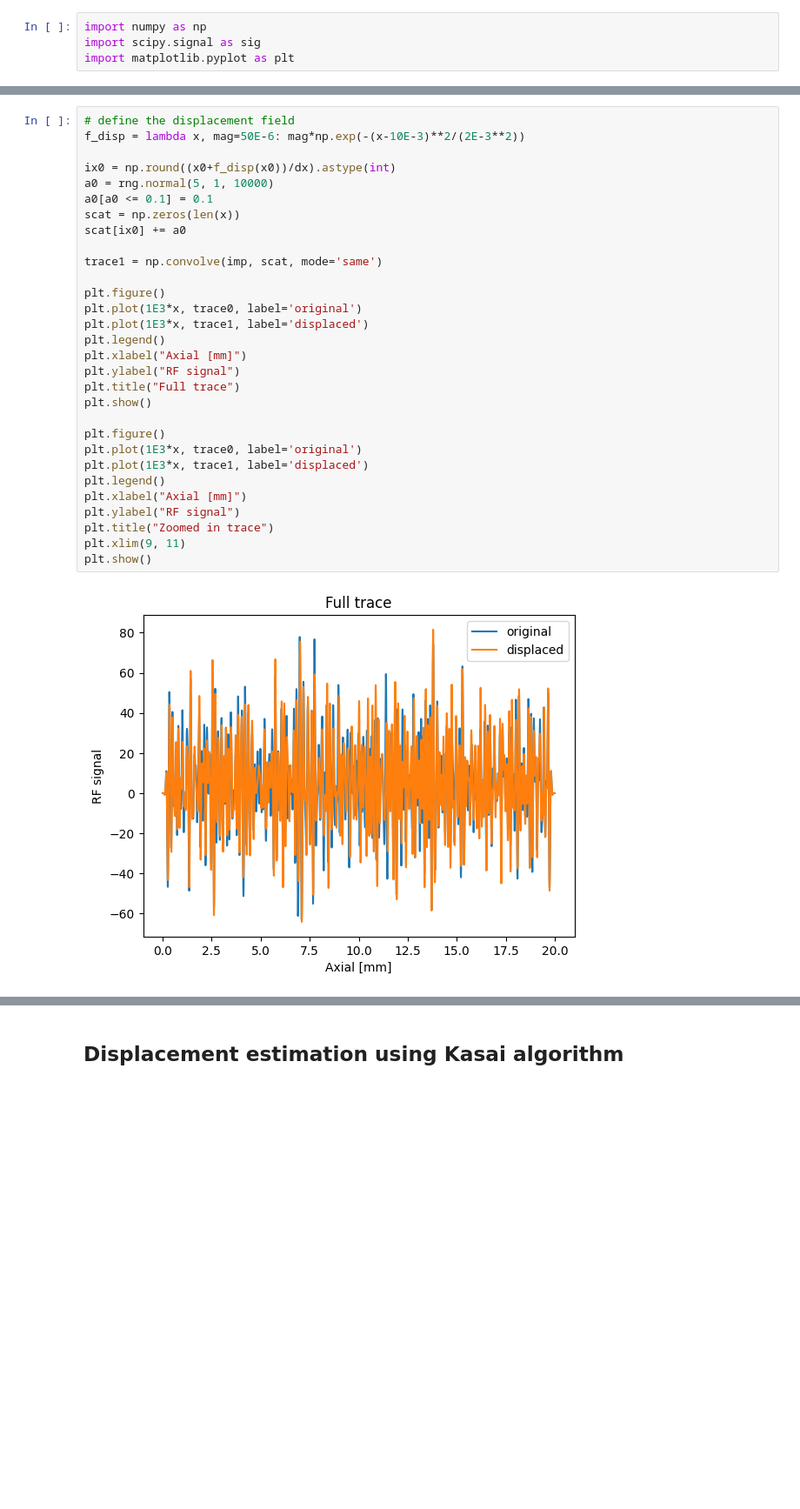
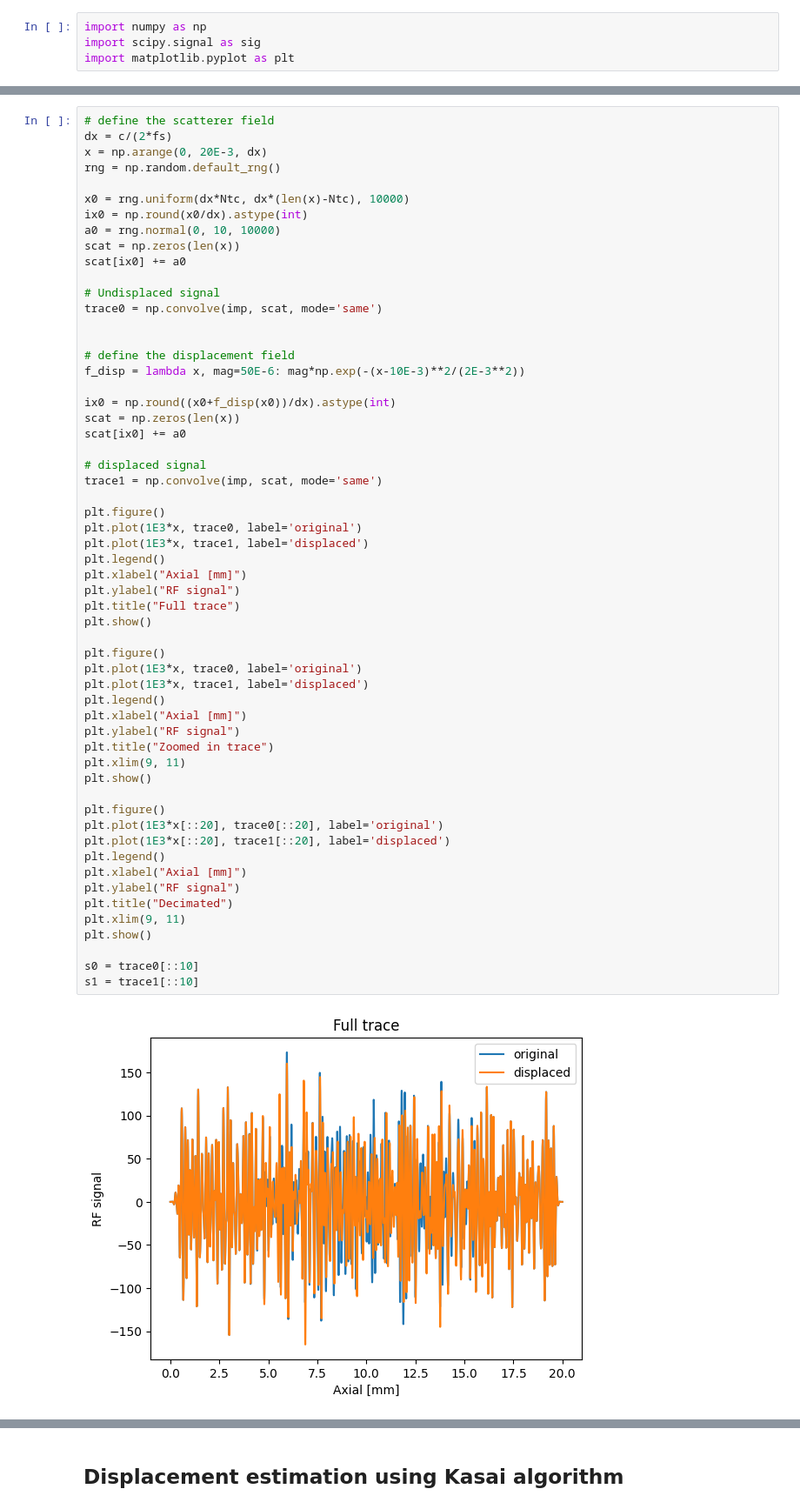
Before and after one commit to wewightman/pyusel-dispest, a Jupyter notebook: examples/partmotion.ipynb, the cells around one changed output, grey strips where cells are left out. Shown at 87% size. Saved outputs shown, nothing was run; the diff lists cells and outputs as text; blank space fills up the shorter version.

```diff
--- a/examples/partmotion.ipynb
+++ b/examples/partmotion.ipynb
@@ -69,32 +29,59 @@ plt.show()
 # %%
+# define the scatterer field
+dx = c/(2*fs)
+x = np.arange(0, 20E-3, dx)
+rng = np.random.default_rng()
+
+x0 = rng.uniform(dx*Ntc, dx*(len(x)-Ntc), 10000)
+ix0 = np.round(x0/dx).astype(int)
+a0 = rng.normal(0, 10, 10000)
+scat = np.zeros(len(x))
+scat[ix0] += a0
+
+# Undisplaced signal
+trace0 = np.convolve(imp, scat, mode='same')
+
+
 # define the displacement field
 f_disp = lambda x, mag=50E-6: mag*np.exp(-(x-10E-3)**2/(2E-3**2))
 
 ix0 = np.round((x0+f_disp(x0))/dx).astype(int)
-a0 = rng.normal(5, 1, 10000)
-a0[a0 <= 0.1] = 0.1
 scat = np.zeros(len(x))
 scat[ix0] += a0
 
+# displaced signal
 trace1 = np.convolve(imp, scat, mode='same')
 
 plt.figure()
 plt.plot(1E3*x, trace0, label='original')
 plt.plot(1E3*x, trace1, label='displaced')
 plt.legend()
 plt.xlabel("Axial [mm]")
 plt.ylabel("RF signal")
 plt.title("Full trace")
 plt.show()
 
 plt.figure()
 plt.plot(1E3*x, trace0, label='original')
 plt.plot(1E3*x, trace1, label='displaced')
 plt.legend()
 plt.xlabel("Axial [mm]")
 plt.ylabel("RF signal")
 plt.title("Zoomed in trace")
 plt.xlim(9, 11)
 plt.show()
+
+plt.figure()
+plt.plot(1E3*x[::20], trace0[::20], label='original')
+plt.plot(1E3*x[::20], trace1[::20], label='displaced')
+plt.legend()
+plt.xlabel("Axial [mm]")
+plt.ylabel("RF signal")
+plt.title("Decimated")
+plt.xlim(9, 11)
+plt.show()
+
+s0 = trace0[::10]
+s1 = trace1[::10]
 # %% [output]
-[figure, old version]
+[figure, new version]
```
Also changed, not shown: parts of 27 cells of this notebook.
